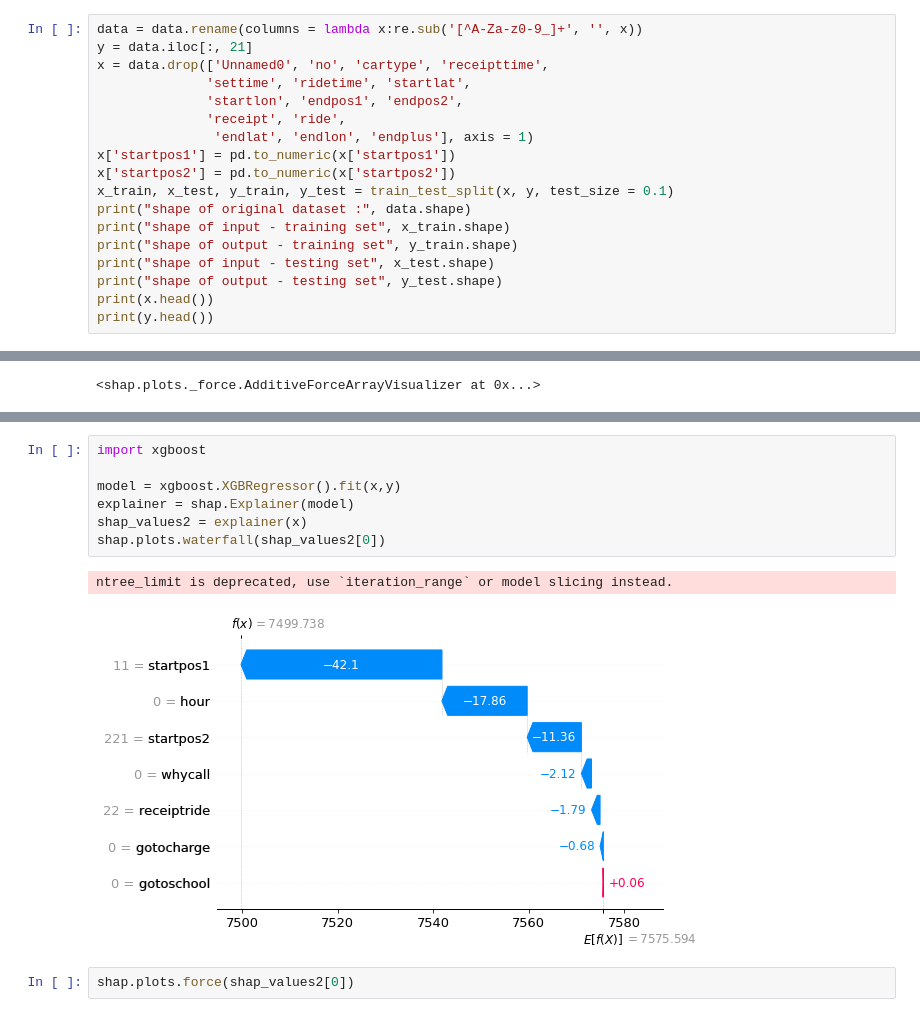
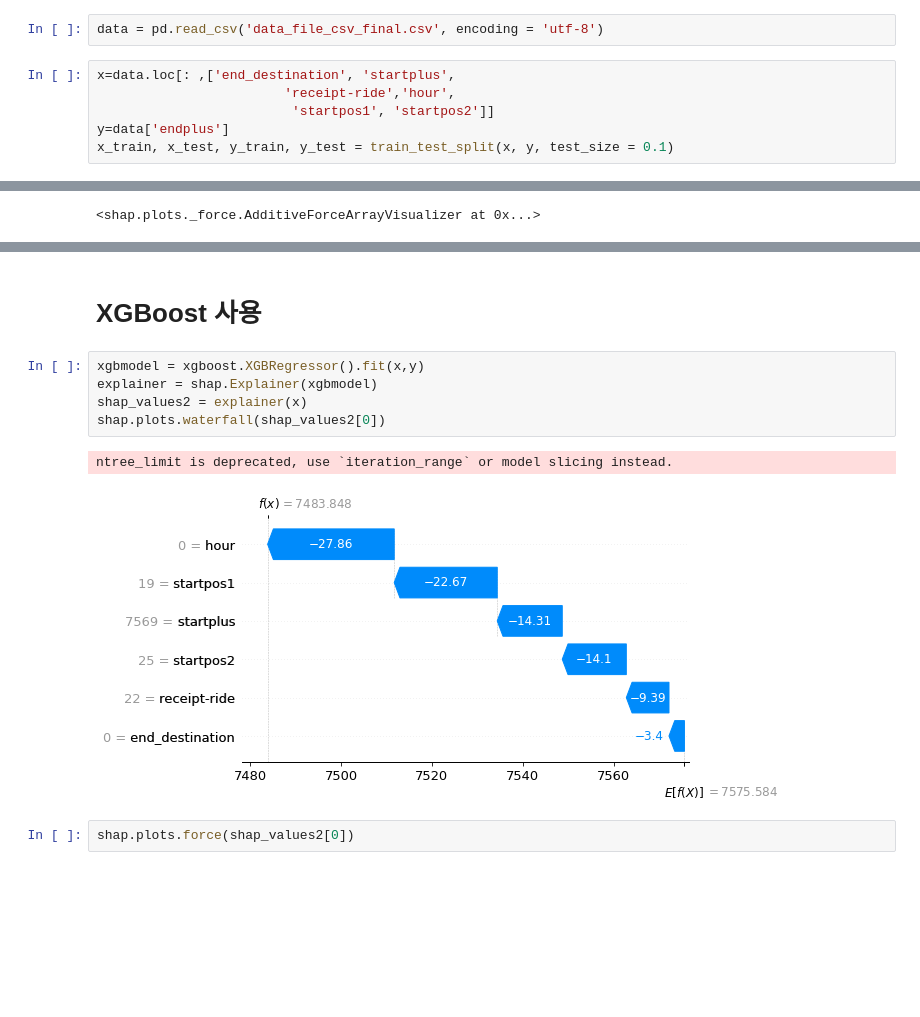
Before and after one commit to chosungsu/ML, a Jupyter notebook: xai code.ipynb, the cells around one changed output, grey strips where cells are left out. Saved outputs shown, nothing was run; the diff lists cells and outputs as text; blank space fills up the shorter version.

```diff
--- a/xai code.ipynb
+++ b/xai code.ipynb
@@ -66,18 +14,8 @@ data.head()
+# %%
+data = pd.read_csv('data_file_csv_final.csv', encoding = 'utf-8')
 # %%
-data = data.rename(columns = lambda x:re.sub('[^A-Za-z0-9_]+', '', x))
-y = data.iloc[:, 21]
-x = data.drop(['Unnamed0', 'no', 'cartype', 'receipttime',
-              'settime', 'ridetime', 'startlat',
-              'startlon', 'endpos1', 'endpos2',
-              'receipt', 'ride',
-               'endlat', 'endlon', 'endplus'], axis = 1)
-x['startpos1'] = pd.to_numeric(x['startpos1'])
-x['startpos2'] = pd.to_numeric(x['startpos2'])
+x=data.loc[: ,['end_destination', 'startplus',
+                        'receipt-ride','hour',
+                         'startpos1', 'startpos2']]
+y=data['endplus']
 x_train, x_test, y_train, y_test = train_test_split(x, y, test_size = 0.1)
-print("shape of original dataset :", data.shape)
-print("shape of input - training set", x_train.shape)
-print("shape of output - training set", y_train.shape)
-print("shape of input - testing set", x_test.shape)
-print("shape of output - testing set", y_test.shape)
-print(x.head())
-print(y.head())
@@ -146,13 +95,13 @@ shap.dependence_plot(
+# %% [markdown]
+# XGBoost 사용
 # %%
-import xgboost
-
-model = xgboost.XGBRegressor().fit(x,y)
-explainer = shap.Explainer(model)
+xgbmodel = xgboost.XGBRegressor().fit(x,y)
+explainer = shap.Explainer(xgbmodel)
 shap_values2 = explainer(x)
 shap.plots.waterfall(shap_values2[0])
 # %% [output]
 ntree_limit is deprecated, use `iteration_range` or model slicing instead.
-[figure, old version]
+[figure, new version]
 # %%
 shap.plots.force(shap_values2[0])
 # %% [output]
```
Also changed, not shown: parts of 11 cells of this notebook.
